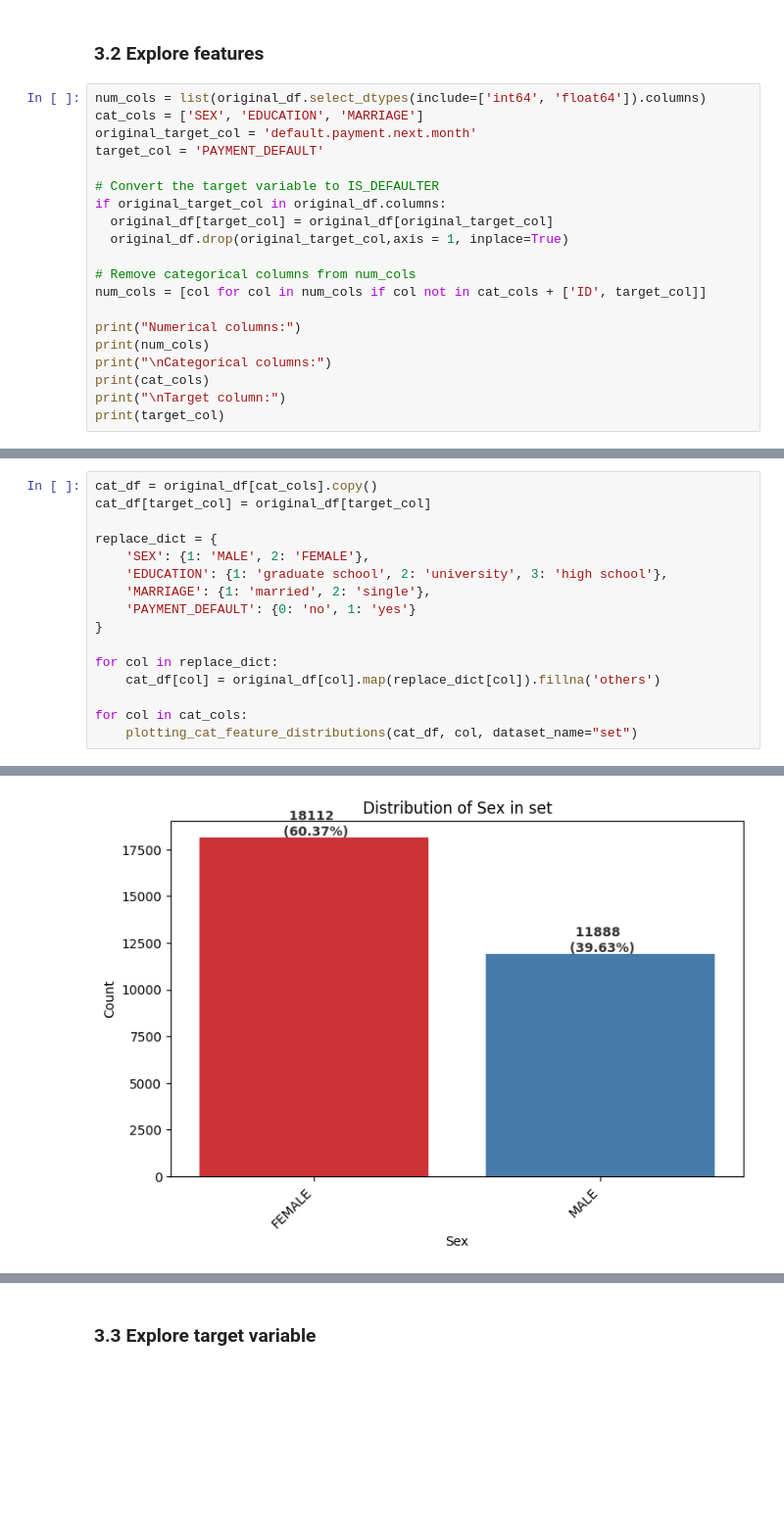
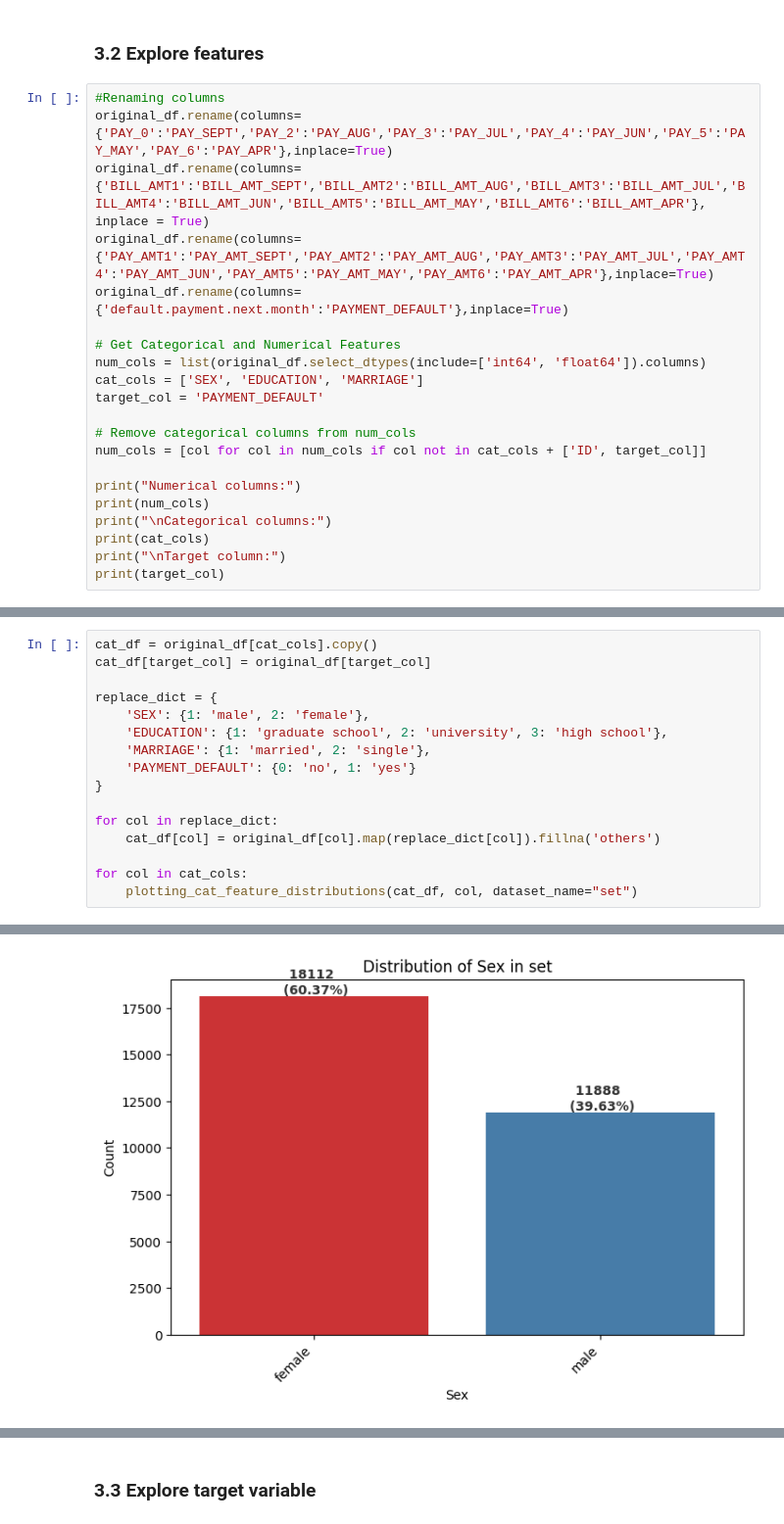
Before and after one commit to Nelkit/36103-AT2-data-analysis-project, a Jupyter notebook: 36103_AT2B_data_analysis_project.ipynb, the cells around one changed output, grey strips where cells are left out. Shown at 98% size. Saved outputs shown, nothing was run; the diff lists cells and outputs as text; blank space fills up the shorter version.

```diff
--- a/36103_AT2B_data_analysis_project.ipynb
+++ b/36103_AT2B_data_analysis_project.ipynb
@@ -353,15 +353,16 @@ There are no missing values in the dataset.
 # %% [markdown]
 ### 3.2 Explore features
 # %%
+#Renaming columns
+original_df.rename(columns={'PAY_0':'PAY_SEPT','PAY_2':'PAY_AUG','PAY_3':'PAY_JUL','PAY_4':'PAY_JUN','PAY_5':'PAY_MAY','PAY_6':'PAY_APR'},inplace=True)
+original_df.rename(columns={'BILL_AMT1':'BILL_AMT_SEPT','BILL_AMT2':'BILL_AMT_AUG','BILL_AMT3':'BILL_AMT_JUL','BILL_AMT4':'BILL_AMT_JUN','BILL_AMT5':'BILL_AMT_MAY','BILL_AMT6':'BILL_AMT_APR'}, inplace = True)
+original_df.rename(columns={'PAY_AMT1':'PAY_AMT_SEPT','PAY_AMT2':'PAY_AMT_AUG','PAY_AMT3':'PAY_AMT_JUL','PAY_AMT4':'PAY_AMT_JUN','PAY_AMT5':'PAY_AMT_MAY','PAY_AMT6':'PAY_AMT_APR'},inplace=True)
+original_df.rename(columns={'default.payment.next.month':'PAYMENT_DEFAULT'},inplace=True)
+
+# Get Categorical and Numerical Features
 num_cols = list(original_df.select_dtypes(include=['int64', 'float64']).columns)
 cat_cols = ['SEX', 'EDUCATION', 'MARRIAGE']
-original_target_col = 'default.payment.next.month'
 target_col = 'PAYMENT_DEFAULT'
-
-# Convert the target variable to IS_DEFAULTER
-if original_target_col in original_df.columns:
-  original_df[target_col] = original_df[original_target_col]
-  original_df.drop(original_target_col,axis = 1, inplace=True)
 
 # Remove categorical columns from num_cols
 num_cols = [col for col in num_cols if col not in cat_cols + ['ID', target_col]]
@@ -389,7 +458,7 @@ cat_df = original_df[cat_cols].copy()
 cat_df[target_col] = original_df[target_col]
 
 replace_dict = {
-    'SEX': {1: 'MALE', 2: 'FEMALE'},
+    'SEX': {1: 'male', 2: 'female'},
     'EDUCATION': {1: 'graduate school', 2: 'university', 3: 'high school'},
     'MARRIAGE': {1: 'married', 2: 'single'},
     'PAYMENT_DEFAULT': {0: 'no', 1: 'yes'}
@@ -408,6 +477,6 @@ top       FEMALE
 freq       18112
 Name: SEX, dtype: object
-[figure, old version]
+[figure, new version]
 Summary Statistics of Education in set:
 count          30000
 unique             4
```
Also changed, not shown: parts of 35 cells of this notebook.
